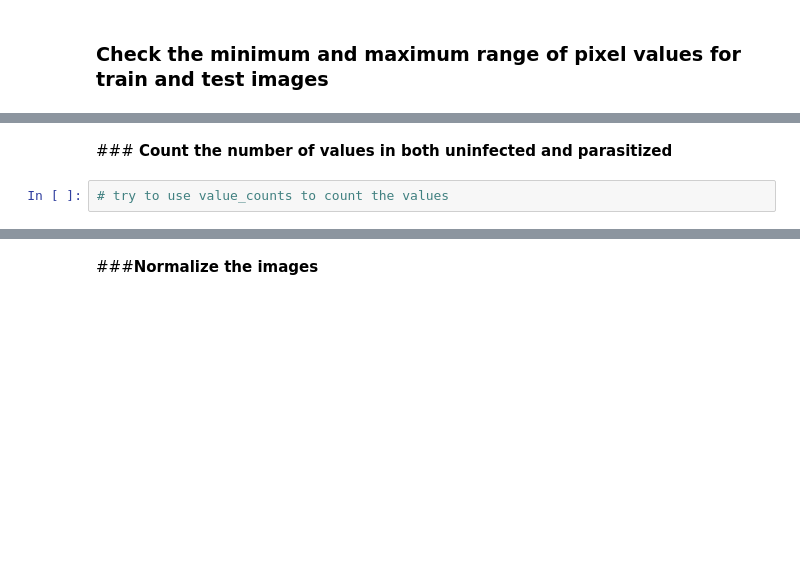
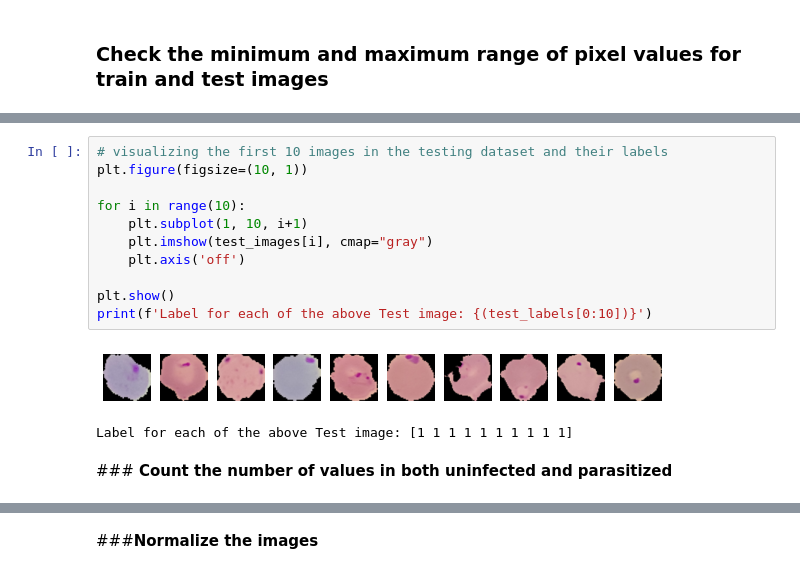
Before and after one commit to shajohn4/Portfolio, a Jupyter notebook: Reference_Notebook_Milestone_1_Deep_Learning_Final_Version.ipynb, the cells around one changed output, grey strips where cells are left out. Cells and saved outputs as stored; diff of their text form; blank space fills up the shorter version.

```diff
--- a/Reference_Notebook_Milestone_1_Deep_Learning_Final_Version.ipynb
+++ b/Reference_Notebook_Milestone_1_Deep_Learning_Final_Version.ipynb
@@ -189,4 +262,16 @@ test_labels = np.array(test_labels)
+# %%
+# visualizing the first 10 images in the testing dataset and their labels
+plt.figure(figsize=(10, 1))
+
+for i in range(10):
+    plt.subplot(1, 10, i+1)
+    plt.imshow(test_images[i], cmap="gray")
+    plt.axis('off')
+
+plt.show()
+print(f'Label for each of the above Test image: {(test_labels[0:10])}')
+# %% [output]
+[figure, added]
+Label for each of the above Test image: [1 1 1 1 1 1 1 1 1 1]
 # %% [markdown]
 ###<b> Count the number of values in both uninfected and parasitized
-# %%
-# try to use value_counts to count the values
```
Also changed, not shown: parts of 47 cells of this notebook.
